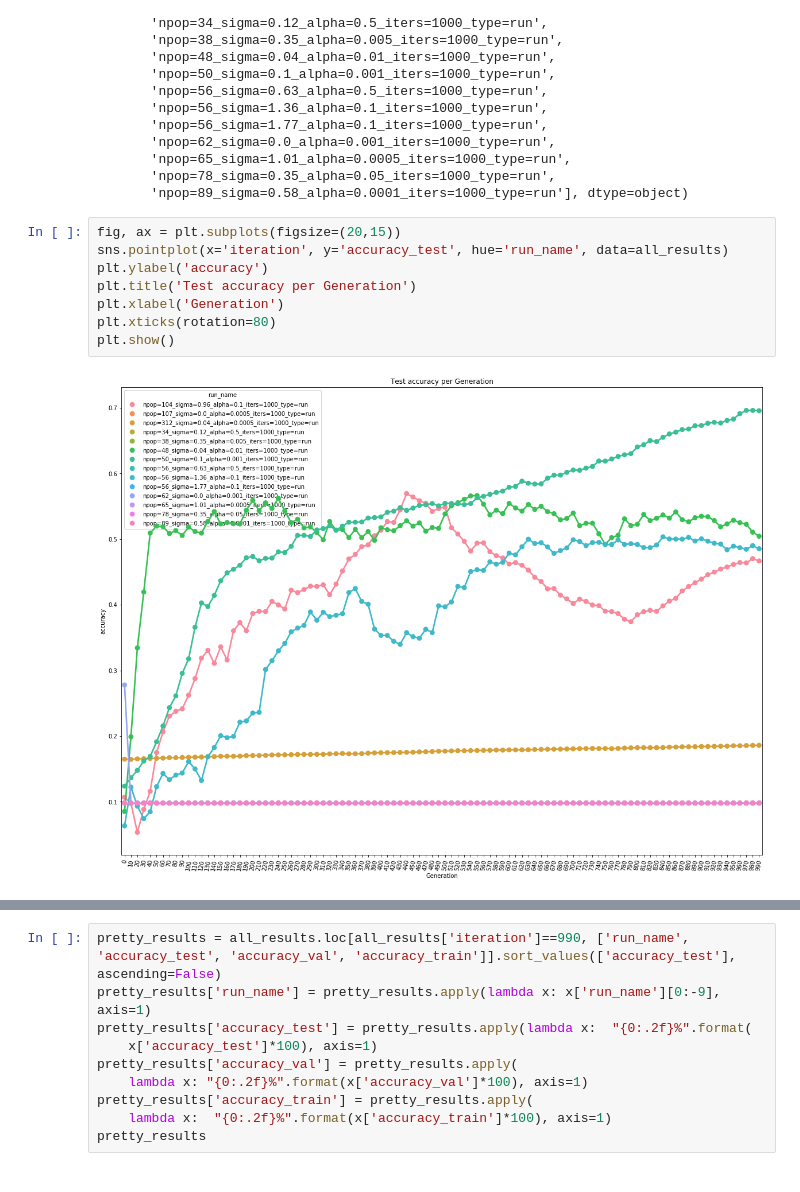
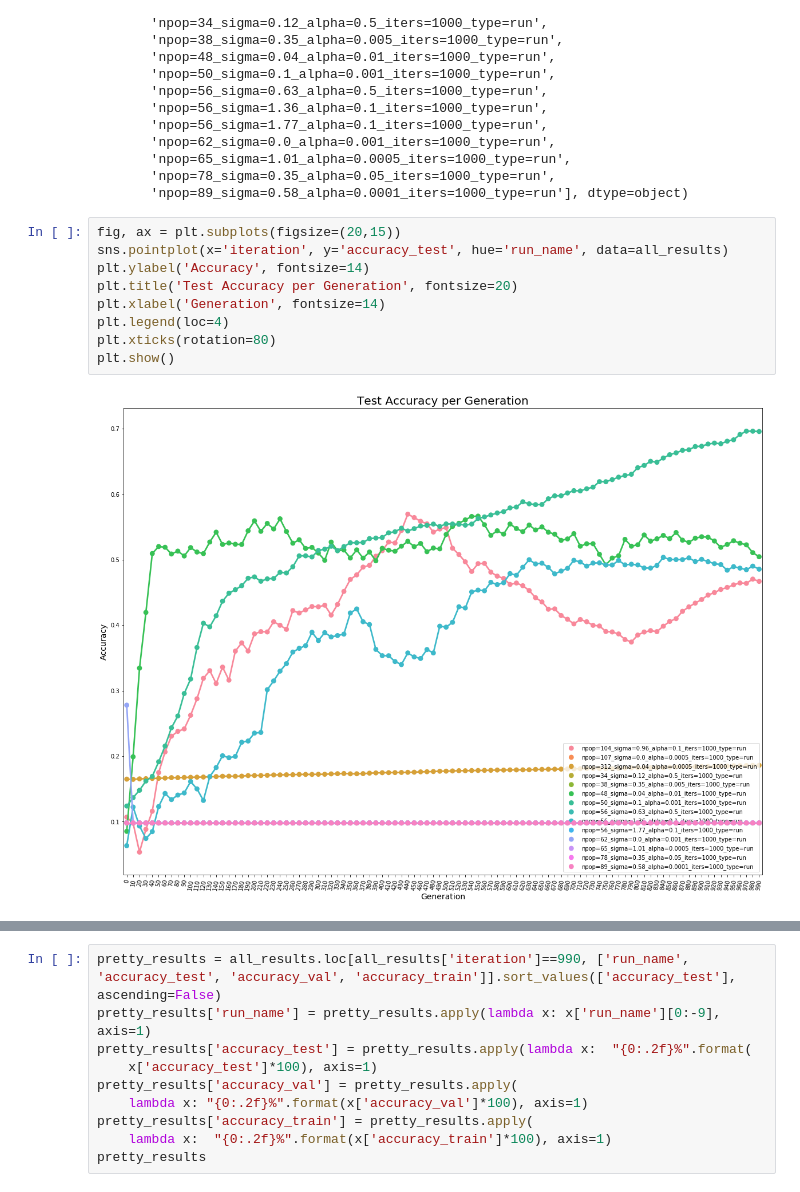
Before and after one commit to jovsa/evolution-strategies-exploration, a Jupyter notebook: notebooks/Analyzing Results of Hyperparameter Search.ipynb, the cells around one changed output, grey strips where cells are left out. Drawn from its saved outputs; the diff is of its cells as text.

```diff
--- a/notebooks/Analyzing Results of Hyperparameter Search.ipynb
+++ b/notebooks/Analyzing Results of Hyperparameter Search.ipynb
@@ -44,10 +45,11 @@ array(['npop=104_sigma=0.96_alpha=0.1_iters=1000_type=run',
 # %%
 fig, ax = plt.subplots(figsize=(20,15))
 sns.pointplot(x='iteration', y='accuracy_test', hue='run_name', data=all_results)
-plt.ylabel('accuracy')
-plt.title('Test accuracy per Generation')
-plt.xlabel('Generation')
+plt.ylabel('Accuracy', fontsize=14)
+plt.title('Test Accuracy per Generation', fontsize=20)
+plt.xlabel('Generation', fontsize=14)
+plt.legend(loc=4)
 plt.xticks(rotation=80)
 plt.show()
 # %% [output]
-[figure, old version]
+[figure, new version]
```
Also changed, not shown: parts of 2 cells of this notebook, 2 other files.
